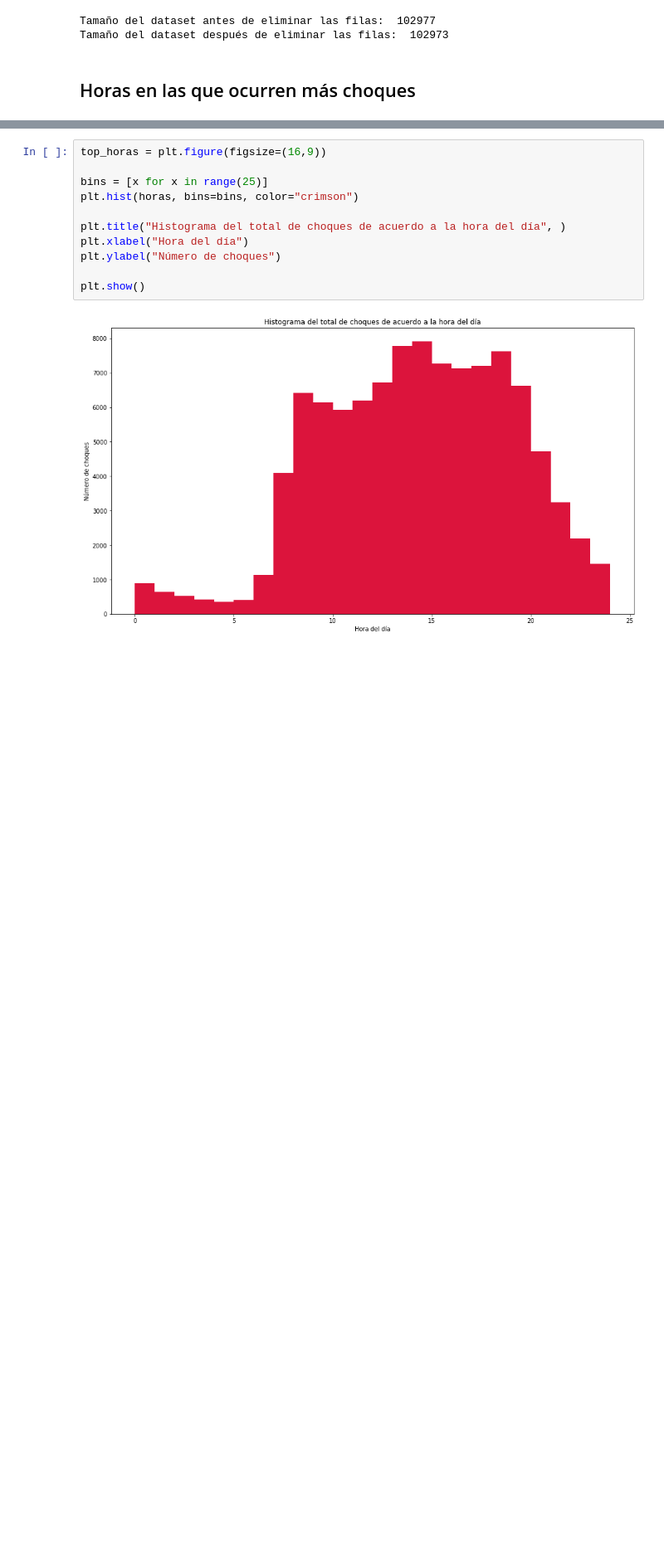
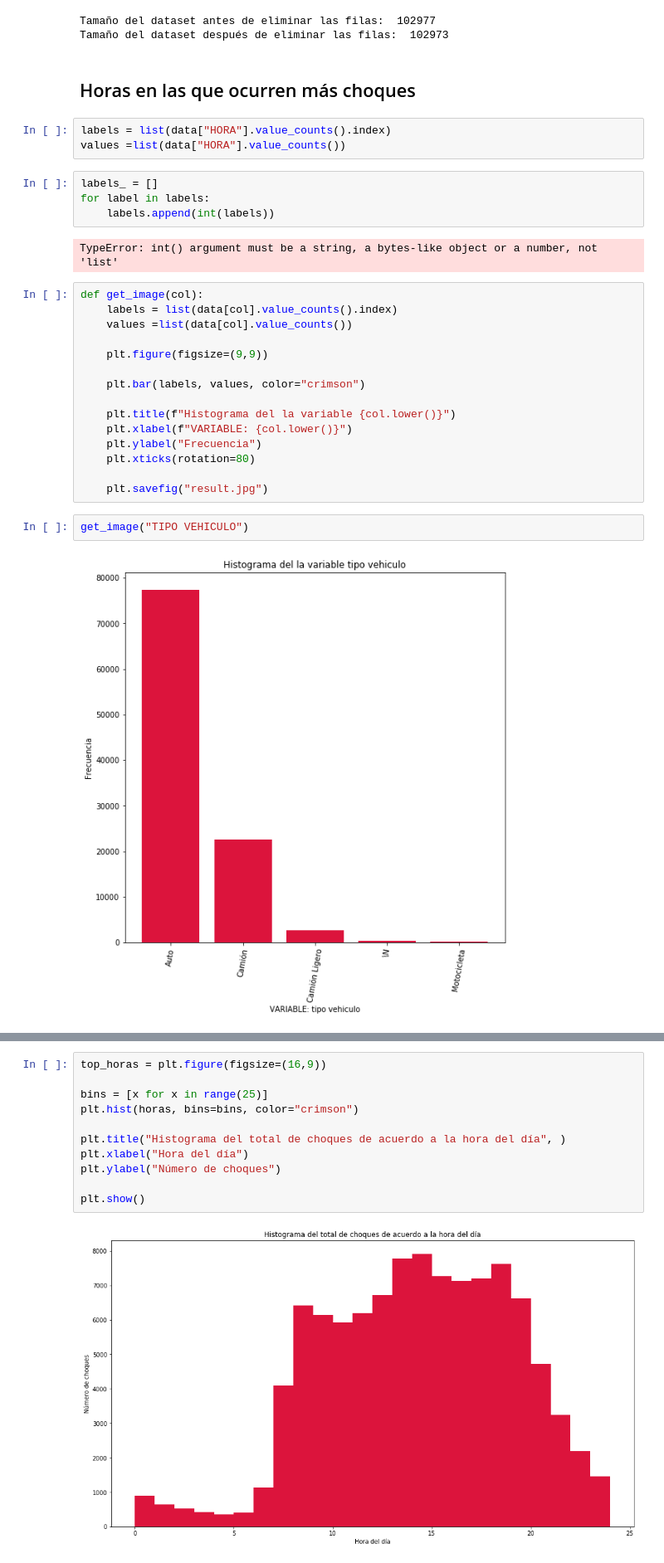
Before and after one commit to DanielCordovaV/crash-probability-analysis, a Jupyter notebook: notebooks/EDA.ipynb, the cells around one changed output, grey strips where cells are left out. Shown: that part at 83% size. Drawn from its saved outputs; the diff is of its cells as text; blank space fills up the shorter version.

```diff
--- a/notebooks/EDA.ipynb
+++ b/notebooks/EDA.ipynb
@@ -99,3 +99,31 @@ Tamaño del dataset antes de eliminar las filas:  102977
 Tamaño del dataset después de eliminar las filas:  102973
 # %% [markdown]
 ## Horas en las que ocurren más choques
+# %%
+labels = list(data["HORA"].value_counts().index)
+values =list(data["HORA"].value_counts())
+# %%
+labels_ = []
+for label in labels:
+    labels.append(int(labels))
+# %% [output]
+TypeError: int() argument must be a string, a bytes-like object or a number, not 'list'
+# %%
+def get_image(col):
+    labels = list(data[col].value_counts().index)
+    values =list(data[col].value_counts())
+
+    plt.figure(figsize=(9,9))
+
+    plt.bar(labels, values, color="crimson")
+
+    plt.title(f"Histograma del la variable {col.lower()}")
+    plt.xlabel(f"VARIABLE: {col.lower()}")
+    plt.ylabel("Frecuencia")
+    plt.xticks(rotation=80)
+
+    plt.savefig("result.jpg")
+# %%
+get_image("TIPO VEHICULO")
+# %% [output]
+[figure, added]
```
Also changed, not shown: parts of 5 cells of this notebook, 14 other files.
